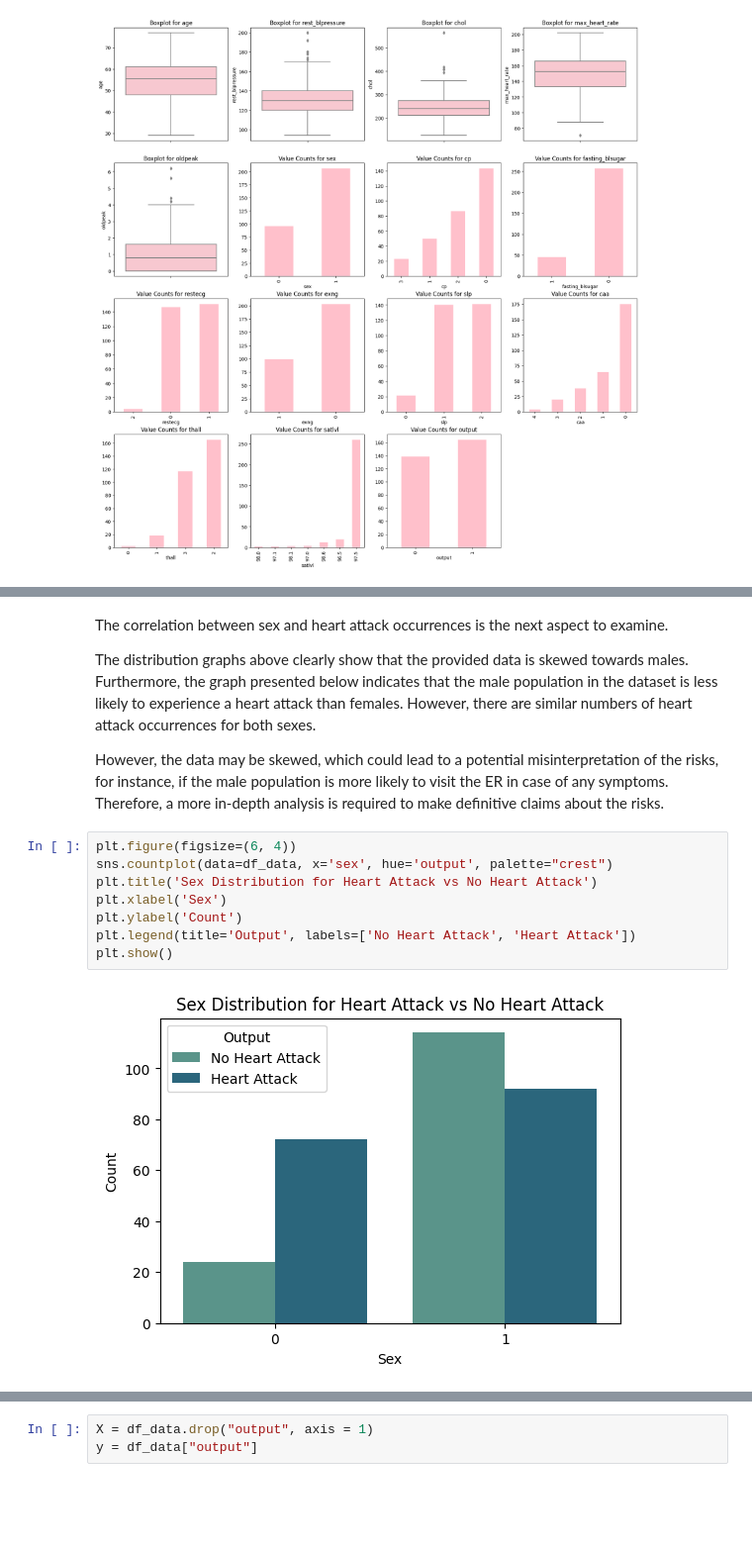
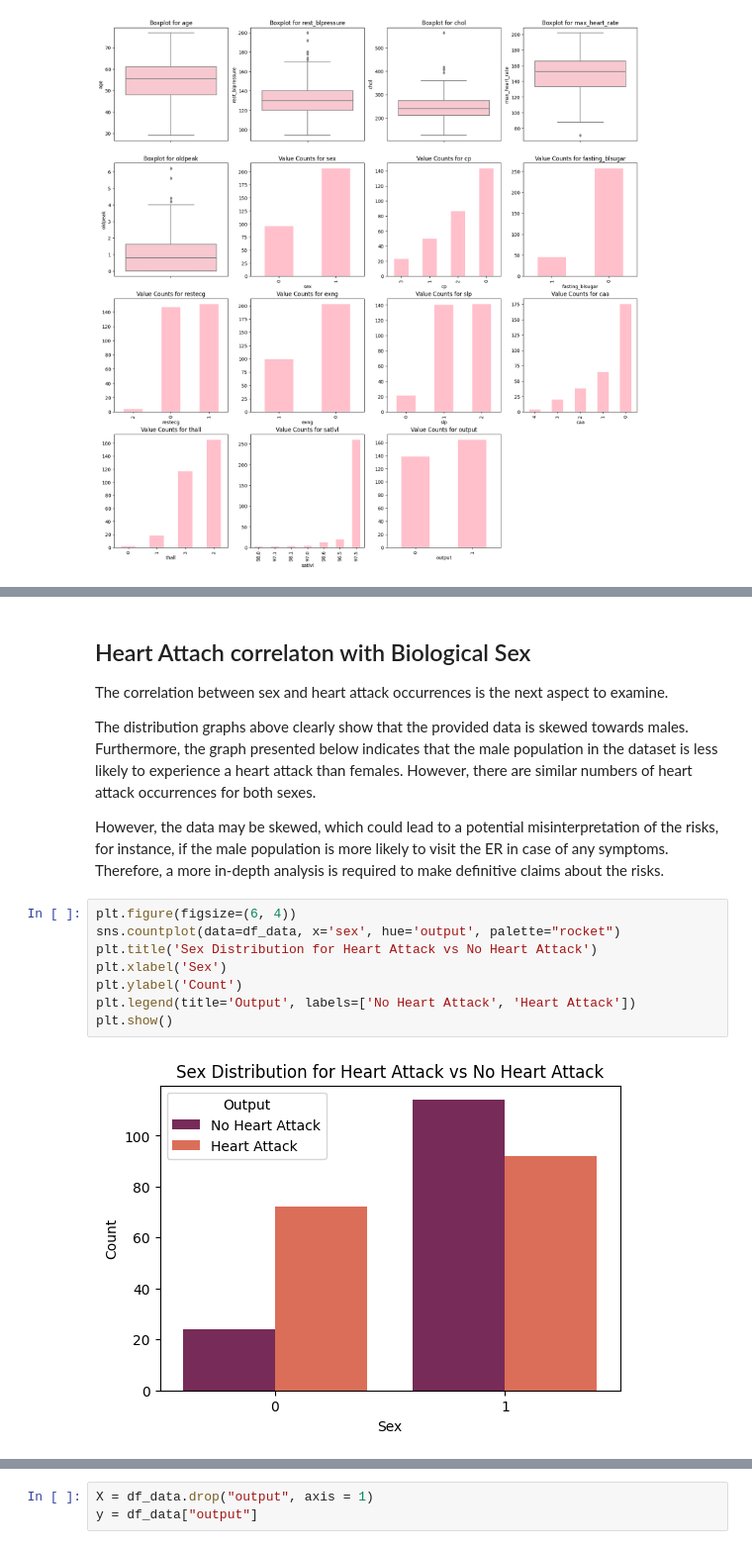
Before and after one commit to anyaachan/Heart-Attack-Prediction, a Jupyter notebook: code/main.ipynb, the cells around one changed output, grey strips where cells are left out. Shown at 99% size. Drawn from its saved outputs; the diff is of its cells as text; blank space fills up the shorter version.

```diff
--- a/code/main.ipynb
+++ b/code/main.ipynb
@@ -190,4 +196,5 @@ plt.show()
 # %% [markdown]
+## Heart Attach correlaton with Biological Sex
 The correlation between sex and heart attack occurrences is the next aspect to examine.
 
 The distribution graphs above clearly show that the provided data is skewed towards males. Furthermore, the  graph presented below indicates that the male population in the dataset is less likely to experience a heart attack than females. However, there are similar numbers of heart attack occurrences for both sexes.
@@ -195,11 +202,11 @@ The distribution graphs above clearly show that the provided data is skewed towa
 However, the data may be skewed, which could lead to a potential misinterpretation of the risks, for instance, if the male population is more likely to visit the ER in case of any symptoms. Therefore, a more in-depth analysis is required to make definitive claims about the risks.
 # %%
 plt.figure(figsize=(6, 4))
-sns.countplot(data=df_data, x='sex', hue='output', palette="crest")
+sns.countplot(data=df_data, x='sex', hue='output', palette="rocket")
 plt.title('Sex Distribution for Heart Attack vs No Heart Attack')
 plt.xlabel('Sex')
 plt.ylabel('Count')
 plt.legend(title='Output', labels=['No Heart Attack', 'Heart Attack'])
 plt.show()
 # %% [output]
-[figure, old version]
+[figure, new version]
```
Also changed, not shown: parts of 9 cells of this notebook.
